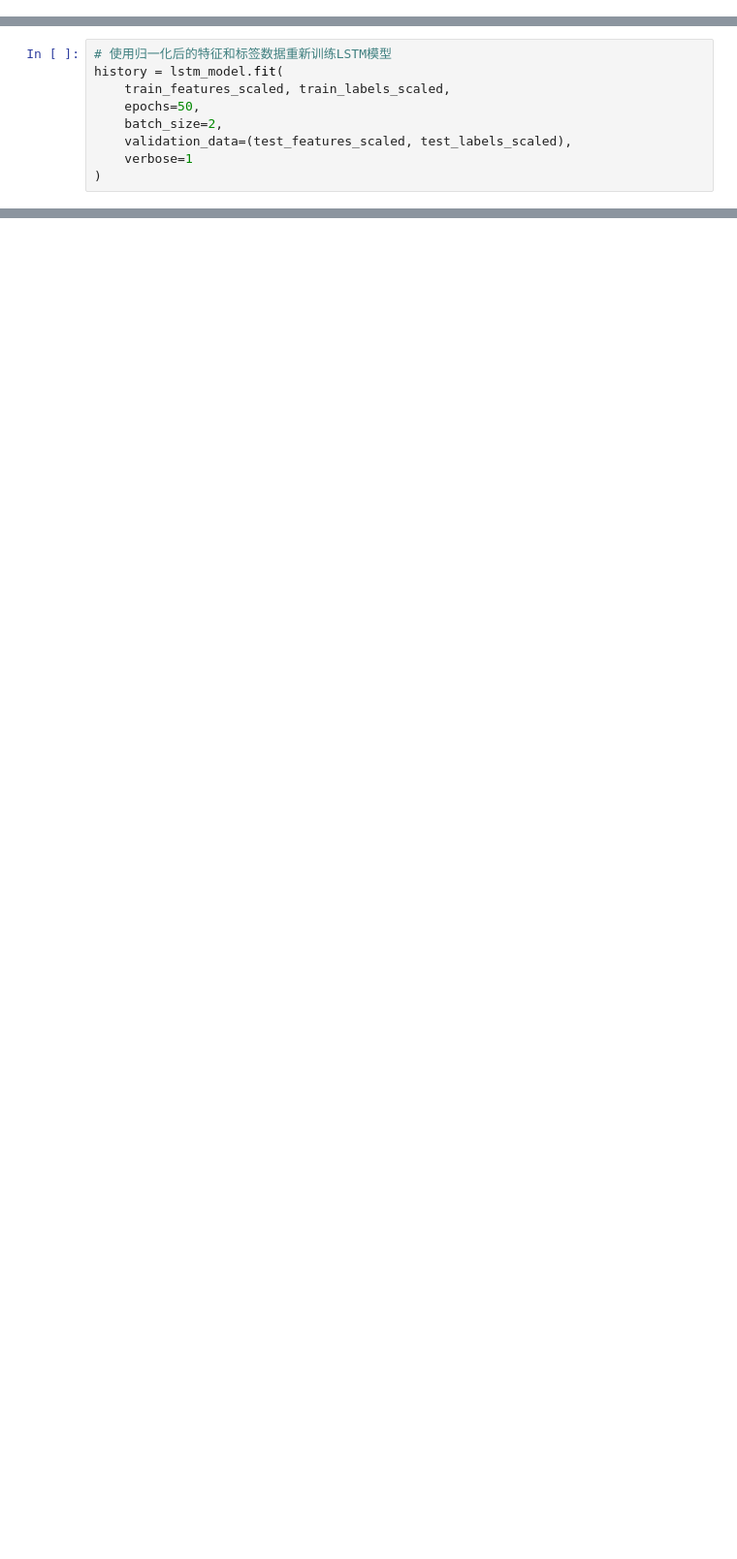
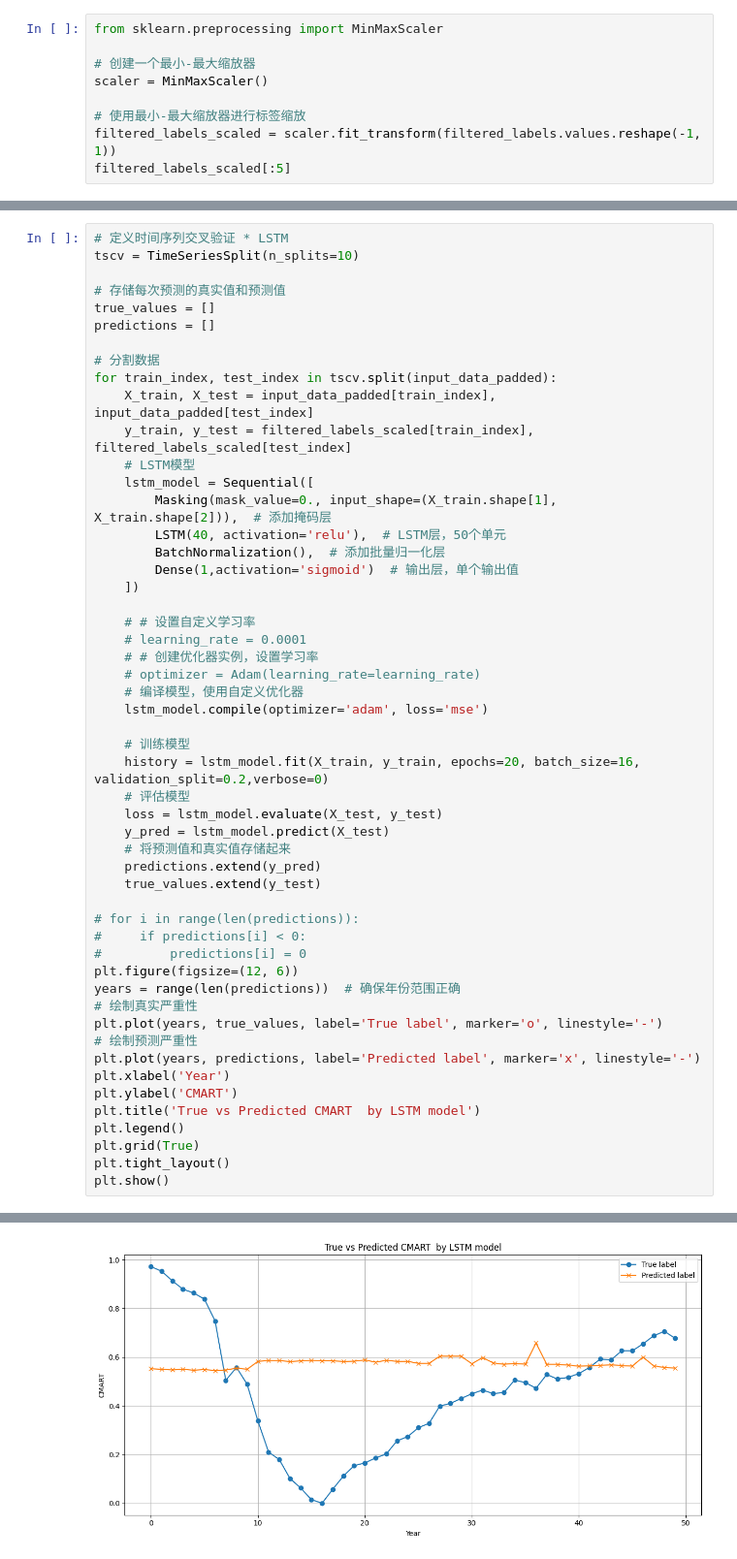
Before and after one commit to Wong-F/Eeconomic-index-prediction-based-on-newspapers, a Jupyter notebook: 日粒度-掩码预测.ipynb, the cells around one changed output, grey strips where cells are left out. Shown: that part at 97% size. Drawn from its saved outputs; the diff is of its cells as text; blank space fills up the shorter version.

```diff
--- a/日粒度-掩码预测.ipynb
+++ b/日粒度-掩码预测.ipynb
@@ -71,2 +79,11 @@ filtered_labels.shape # = (59, 1)
+# %%
+from sklearn.preprocessing import MinMaxScaler
+
+# 创建一个最小-最大缩放器
+scaler = MinMaxScaler()
+
+# 使用最小-最大缩放器进行标签缩放
+filtered_labels_scaled = scaler.fit_transform(filtered_labels.values.reshape(-1, 1))
+filtered_labels_scaled[:5]
 # %%
 from tensorflow.keras.preprocessing.sequence import pad_sequences
@@ -145,9 +104,0 @@ lstm_model.compile(optimizer=optimizer, loss='mse')
-# %%
-# 使用归一化后的特征和标签数据重新训练LSTM模型
-history = lstm_model.fit(
-    train_features_scaled, train_labels_scaled,
-    epochs=50,
-    batch_size=2,
-    validation_data=(test_features_scaled, test_labels_scaled),
-    verbose=1
-)
@@ -208,0 +139,53 @@ plt_history(history)
+# %%
+# 定义时间序列交叉验证 * LSTM
+tscv = TimeSeriesSplit(n_splits=10)
+
+# 存储每次预测的真实值和预测值
+true_values = []
+predictions = []
+
+# 分割数据
+for train_index, test_index in tscv.split(input_data_padded):
+    X_train, X_test = input_data_padded[train_index], input_data_padded[test_index]
+    y_train, y_test = filtered_labels_scaled[train_index], filtered_labels_scaled[test_index]
+    # LSTM模型
+    lstm_model = Sequential([
+        Masking(mask_value=0., input_shape=(X_train.shape[1], X_train.shape[2])),  # 添加掩码层
+        LSTM(40, activation='relu'),  # LSTM层，50个单元
+        BatchNormalization(),  # 添加批量归一化层
+        Dense(1,activation='sigmoid')  # 输出层，单个输出值
+    ])
+
+    # # 设置自定义学习率
+    # learning_rate = 0.0001
+    # # 创建优化器实例，设置学习率
+    # optimizer = Adam(learning_rate=learning_rate)
+    # 编译模型，使用自定义优化器
+    lstm_model.compile(optimizer='adam', loss='mse')
+
+    # 训练模型
+    history = lstm_model.fit(X_train, y_train, epochs=20, batch_size=16, validation_split=0.2,verbose=0)
+    # 评估模型
+    loss = lstm_model.evaluate(X_test, y_test)
+    y_pred = lstm_model.predict(X_test)
+    # 将预测值和真实值存储起来
+    predictions.extend(y_pred)
+    true_values.extend(y_test)
+
+# for i in range(len(predictions)):
+#     if predictions[i] < 0:
+#         predictions[i] = 0
+plt.figure(figsize=(12, 6))
+years = range(len(predictions))  # 确保年份范围正确
+# 绘制真实严重性
+plt.plot(years, true_values, label='True label', marker='o', linestyle='-')
+# 绘制预测严重性
+plt.plot(years, predictions, label='Predicted label', marker='x', linestyle='-')
+plt.xlabel('Year')
+plt.ylabel('CMART')
+plt.title('True vs Predicted CMART  by LSTM model')
+plt.legend()
+plt.grid(True)
+plt.tight_layout()
+plt.show()
+# %% [output]
@@ -208,0 +212 @@ plt_history(history)
+[figure, added]
```
Also changed, not shown: parts of 26 cells of this notebook, 1 other file.
